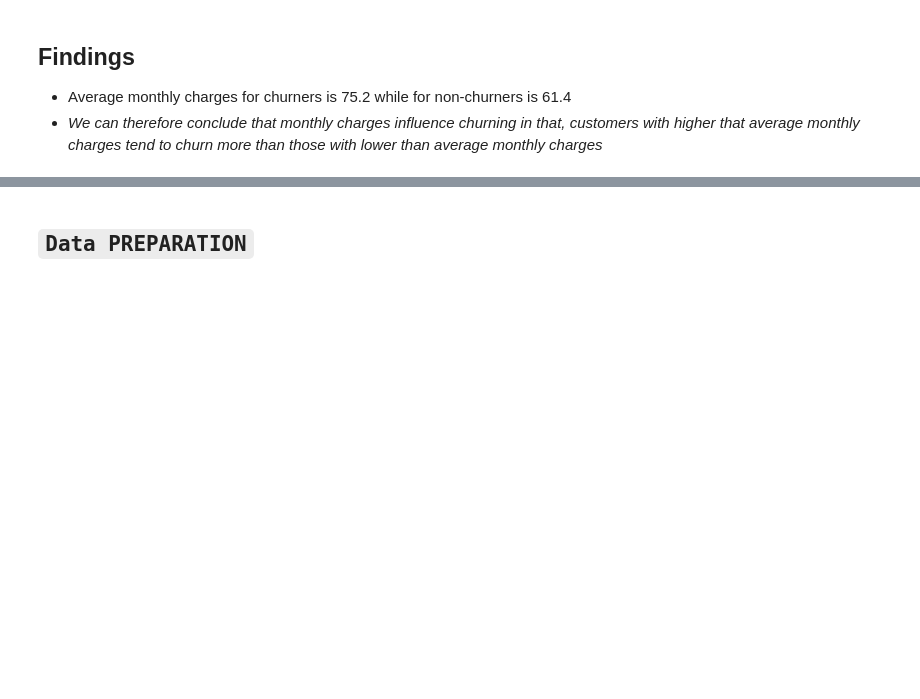
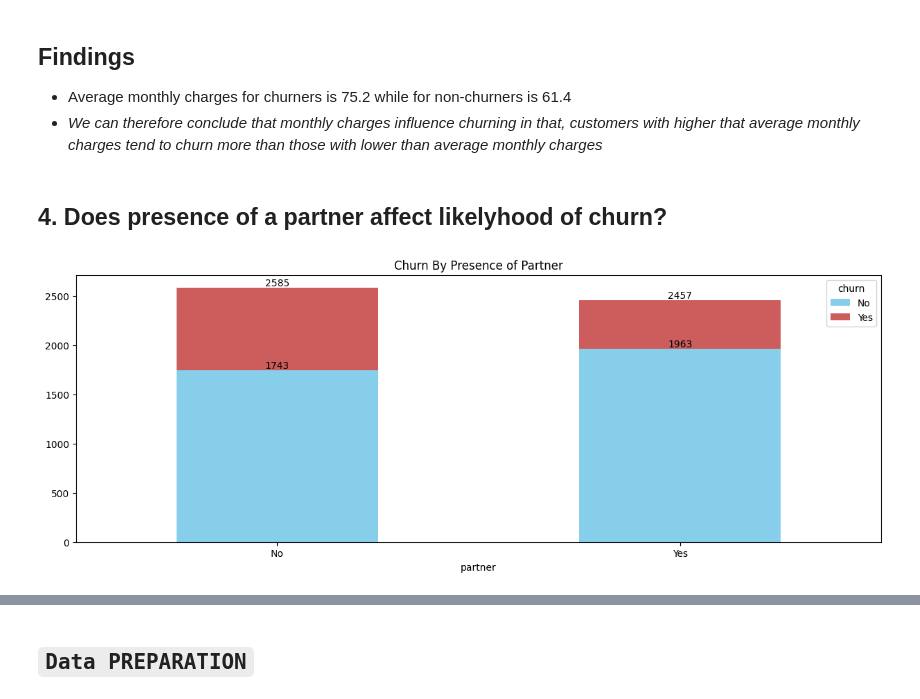
Before and after one commit to murithidenisgitobu/Vodafone_Corporation_Customer_Churn_Prediction, a Jupyter notebook: Customer_Churn_Prediction_Notebook.ipynb, the cells around one changed output, grey strips where cells are left out. Saved outputs shown, nothing was run; the diff lists cells and outputs as text; code cells hidden in the pictures; blank space fills up the shorter version.

```diff
--- a/Customer_Churn_Prediction_Notebook.ipynb
+++ b/Customer_Churn_Prediction_Notebook.ipynb
@@ -586,3 +588,15 @@ plt.show()
 ## Findings
 - Average monthly charges for churners is 75.2 while for non-churners is 61.4
 - *We can therefore conclude that monthly charges influence churning in that, customers with higher that average monthly charges tend to churn more than those with lower than average monthly charges*
+# %% [markdown]
+## 4. Does presence of a partner affect likelyhood of churn?
+# %%
+# stacked barplots to show how churn is influenced by customers having partners
+ax=train_data.groupby(['partner','churn']).size().unstack().plot(kind='bar', stacked=True,figsize=(15,5), color=['skyblue','indianred' ],)
+for i in ax.containers:
+    plt.bar_label(i,)
+plt.xticks(rotation=0)
+plt.title('Churn By Presence of Partner')
+plt.show()
+# %% [output]
+[figure, added]
```
Also changed, not shown: parts of 5 cells of this notebook.
